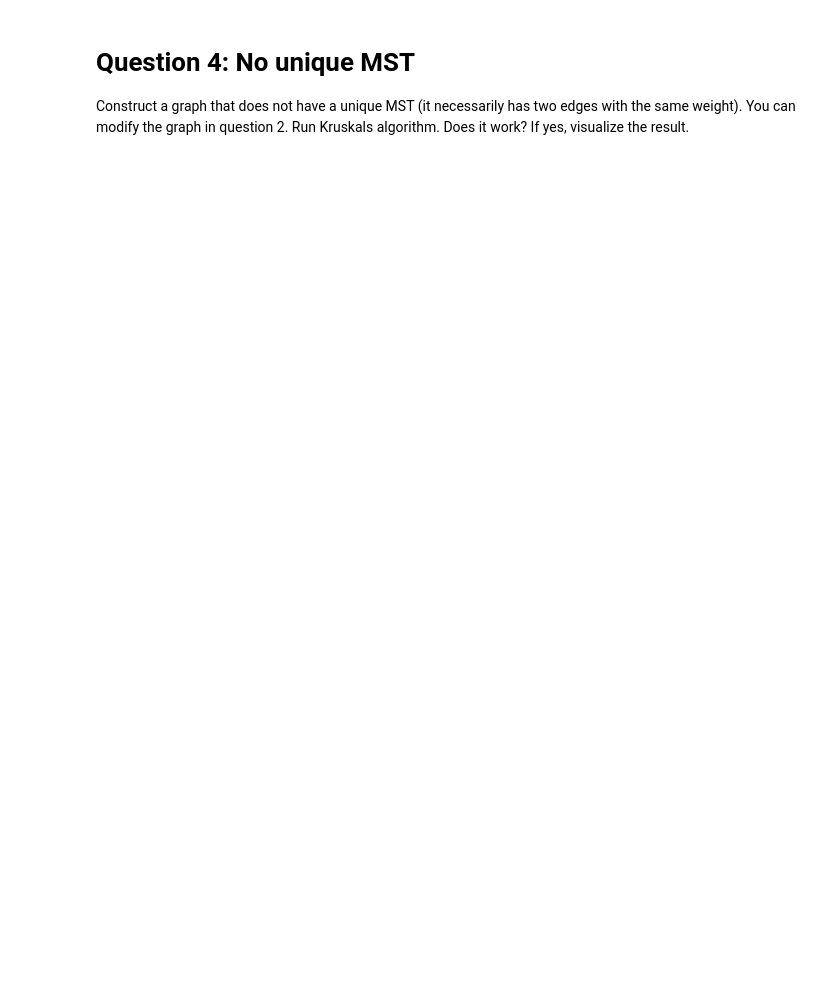
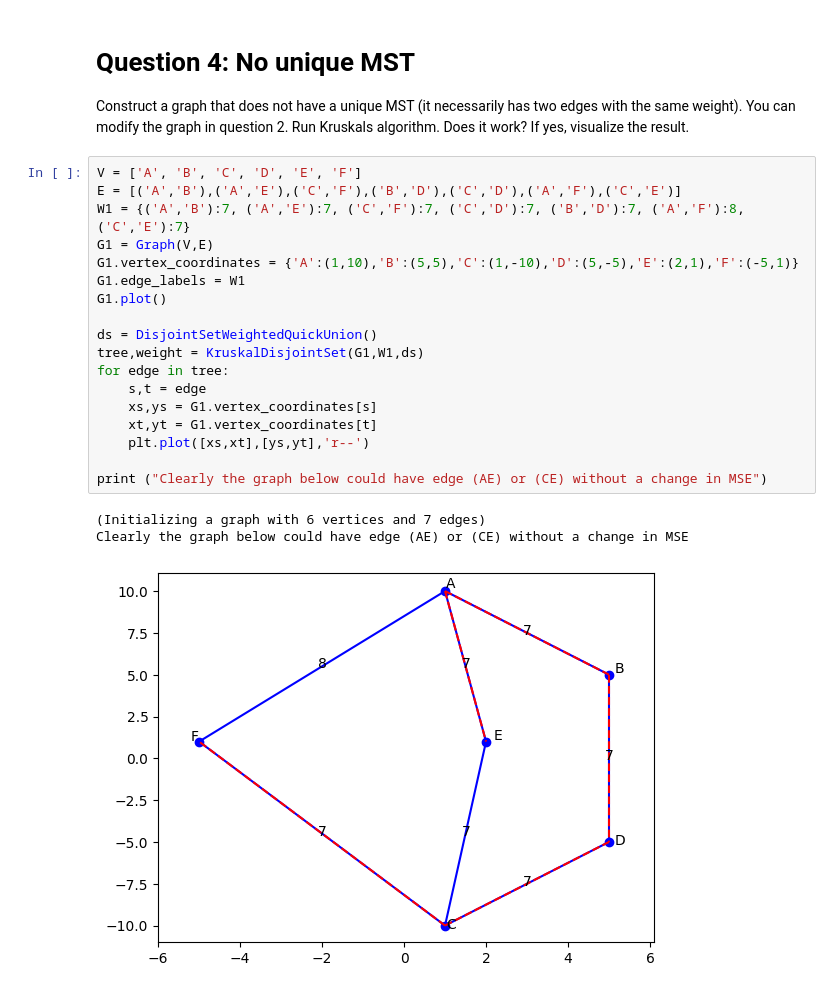
Before and after one commit to Momothebowler/Data-Sctructures-HW, a Jupyter notebook: HW06.ipynb, the cells around one changed output. Saved outputs shown, nothing was run; the diff lists cells and outputs as text; blank space fills up the shorter version.

```diff
--- a/HW06.ipynb
+++ b/HW06.ipynb
@@ -603,3 +691,25 @@ PMG.plot()
 # %% [markdown]
 # Question 4: No unique MST
 Construct a graph that does not have a unique MST (it necessarily has two edges with the same weight). You can modify the graph in question 2. Run Kruskals algorithm. Does it work? If yes, visualize the result.
+# %%
+V = ['A', 'B', 'C', 'D', 'E', 'F']
+E = [('A','B'),('A','E'),('C','F'),('B','D'),('C','D'),('A','F'),('C','E')]
+W1 = {('A','B'):7, ('A','E'):7, ('C','F'):7, ('C','D'):7, ('B','D'):7, ('A','F'):8, ('C','E'):7}
+G1 = Graph(V,E)
+G1.vertex_coordinates = {'A':(1,10),'B':(5,5),'C':(1,-10),'D':(5,-5),'E':(2,1),'F':(-5,1)}
+G1.edge_labels = W1
+G1.plot()
+
+ds = DisjointSetWeightedQuickUnion()
+tree,weight = KruskalDisjointSet(G1,W1,ds)
+for edge in tree:
+    s,t = edge
+    xs,ys = G1.vertex_coordinates[s]
+    xt,yt = G1.vertex_coordinates[t]
+    plt.plot([xs,xt],[ys,yt],'r--')
+
+print ("Clearly the graph below could have edge (AE) or (CE) without a change in MSE")
+# %% [output]
+(Initializing a graph with 6 vertices and 7 edges)
+Clearly the graph below could have edge (AE) or (CE) without a change in MSE
+[figure, added]
```
Also changed, not shown: parts of 6 cells of this notebook.
